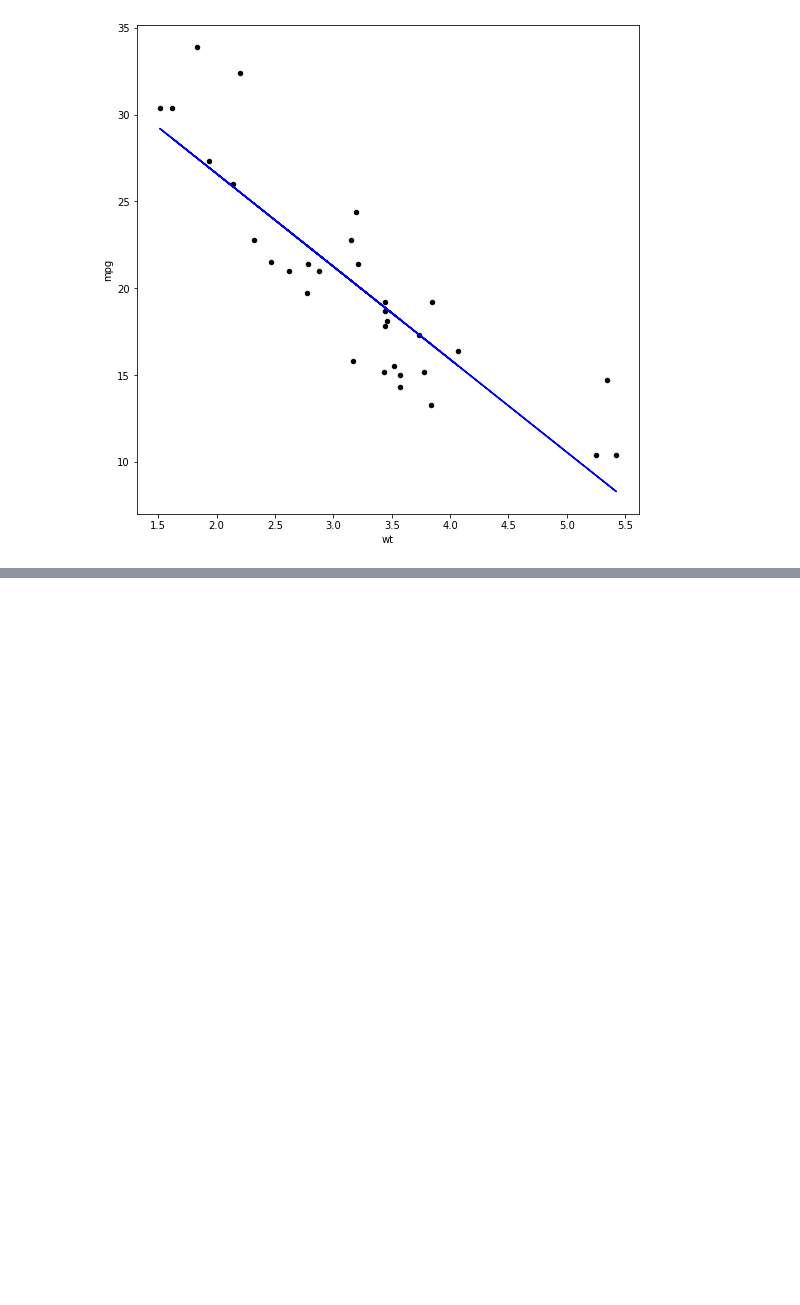
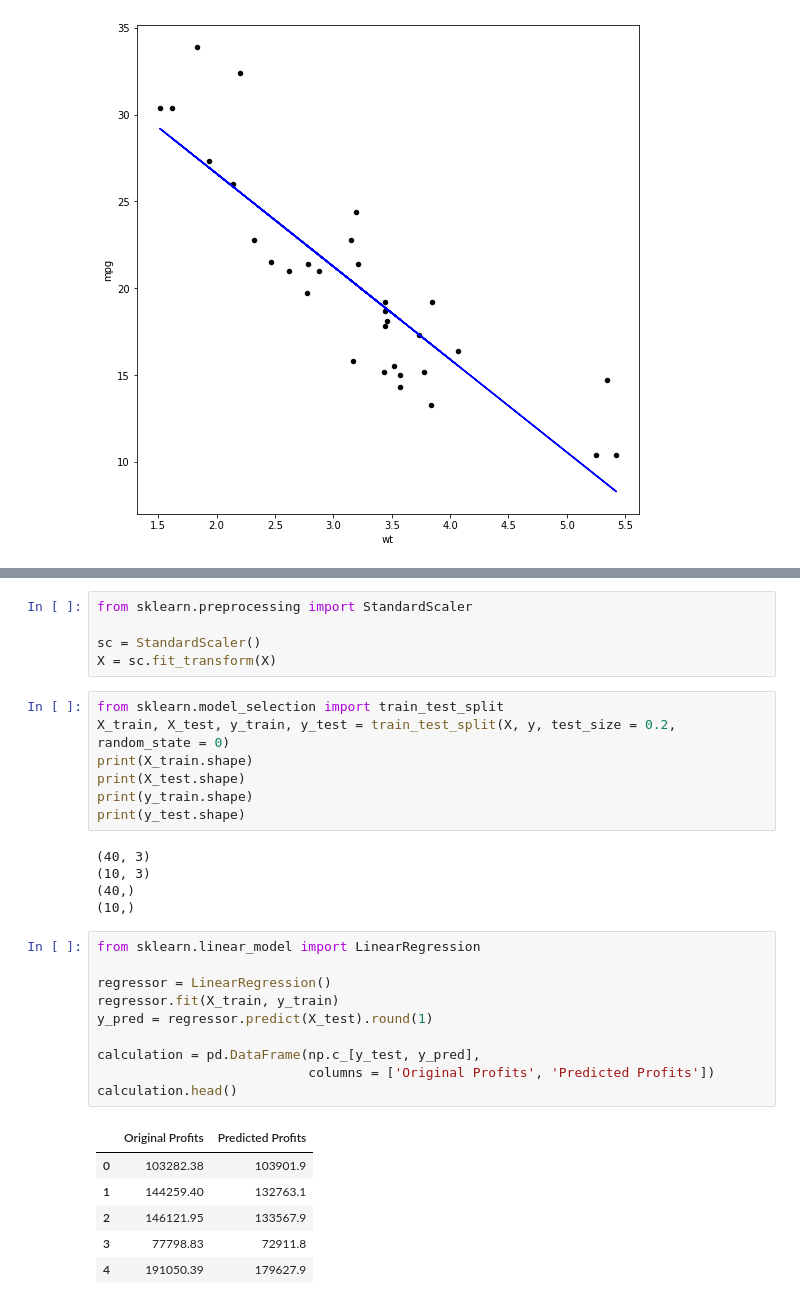
Before and after one commit to viettran02/AI_project, a Jupyter notebook: ai_week_6.ipynb, the cells around one changed output, grey strips where cells are left out. Cells and saved outputs as stored; diff of their text form; blank space fills up the shorter version.

```diff
--- a/ai_week_6.ipynb
+++ b/ai_week_6.ipynb
@@ -131,0 +224,34 @@ plt.plot(data['wt'], y_pred, color = 'blue')
+# %%
+from sklearn.preprocessing import StandardScaler
+
+sc = StandardScaler()
+X = sc.fit_transform(X)
+# %%
+from sklearn.model_selection import train_test_split
+X_train, X_test, y_train, y_test = train_test_split(X, y, test_size = 0.2, random_state = 0)
+print(X_train.shape)
+print(X_test.shape)
+print(y_train.shape)
+print(y_test.shape)
+# %% [output]
+(40, 3)
+(10, 3)
+(40,)
+(10,)
+# %%
+from sklearn.linear_model import LinearRegression
+
+regressor = LinearRegression()
+regressor.fit(X_train, y_train)
+y_pred = regressor.predict(X_test).round(1)
+
+calculation = pd.DataFrame(np.c_[y_test, y_pred],
+                           columns = ['Original Profits', 'Predicted Profits'])
+calculation.head()
+# %% [output]
+|  | Original Profits | Predicted Profits |
+| 0 | 103282.38 | 103901.9 |
+| 1 | 144259.40 | 132763.1 |
+| 2 | 146121.95 | 133567.9 |
+| 3 | 77798.83 | 72911.8 |
+| 4 | 191050.39 | 179627.9 |
```
Also changed, not shown: parts of 7 cells of this notebook.
